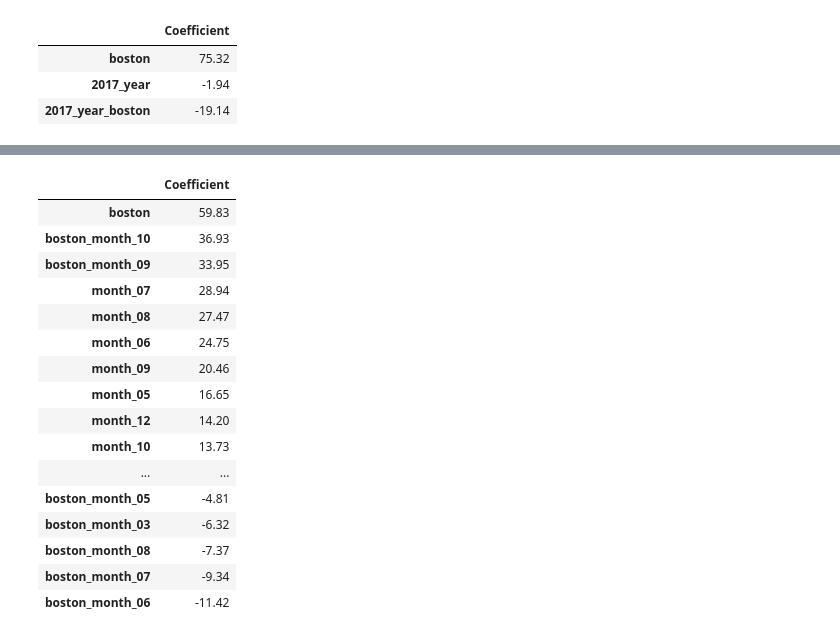
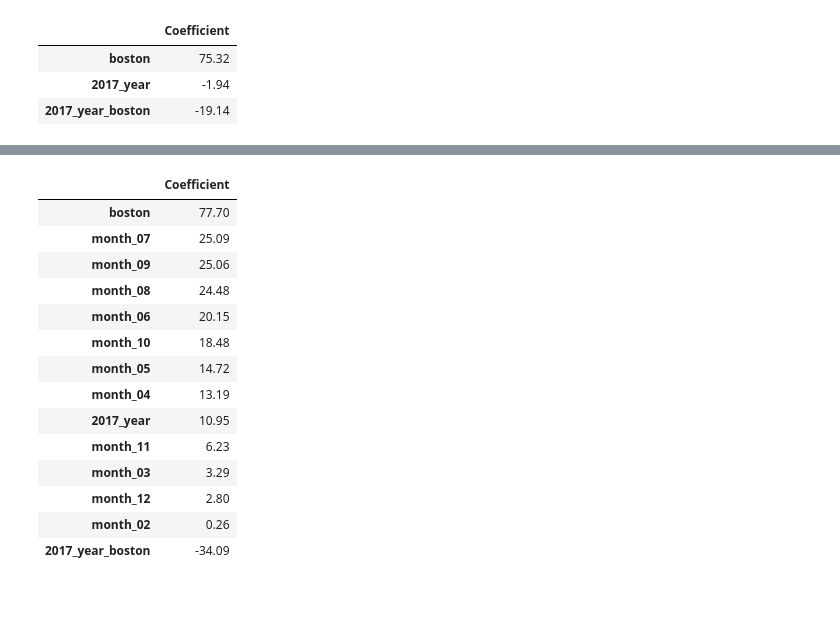
Before and after one commit to iaroslavm/udacity-project-1, a Jupyter notebook: airbnb_data_analysis.ipynb, the cells around one changed output, grey strips where cells are left out. Drawn from its saved outputs; the diff is of its cells as text; code cells hidden in the pictures; blank space fills up the shorter version.

Commit message:
(feat): adding seasonality analysis

```diff
--- a/airbnb_data_analysis.ipynb
+++ b/airbnb_data_analysis.ipynb
@@ -498,6 +518,3 @@ monthly_calendar_df = pd.concat([calendar_df.drop('date_month', axis=1)
                                              , prefix='month', prefix_sep='_', drop_first=True)], axis=1)
 monthly_calendar_df = monthly_calendar_df.drop(columns=['date_year'])
 columns_of_interest = [col for col in monthly_calendar_df.columns if 'month_' in col]
-# %%
-monthly_results = utils.run_linear_regression(monthly_calendar_df, ['price_float'], columns_of_interest)
-monthly_results['coefficients'].head(len(columns_of_interest)+1)
@@ -524,21 +521,25 @@ columns_of_interest.remove('2017_year_boston')
-# %%
-monthly_results = utils.run_linear_regression(monthly_calendar_df, ['price_float'], columns_of_interest)
-monthly_results['coefficients'].head(len(columns_of_interest)+1)
-# %% [output]
-|  | Coefficient |
-| boston | 59.83 |
-| boston_month_10 | 36.93 |
-| boston_month_09 | 33.95 |
-| month_07 | 28.94 |
-| month_08 | 27.47 |
-| month_06 | 24.75 |
-| month_09 | 20.46 |
-| month_05 | 16.65 |
-| month_12 | 14.20 |
-| month_10 | 13.73 |
-| ... | ... |
-| boston_month_05 | -4.81 |
-| boston_month_03 | -6.32 |
-| boston_month_08 | -7.37 |
-| boston_month_07 | -9.34 |
-| boston_month_06 | -11.42 |
+# %%
+# 26. Check what month is cheapest for rourists
+monthly_results = utils.run_linear_regression(monthly_calendar_df, ['price_float']
+                                              , columns_of_interest + ['boston','2017_year','2017_year_boston'])
+monthly_results['coefficients'].head(len(columns_of_interest)+3)
+# The sign of 2017_year flips to positive
+# suggeting that seattle prices increased in 2017 in comparison to 2016 rather tahn dropped
+# the reason is that now we control for seasonality and previously we saw the effect of
+# having only relatively cheaper winter months for 2017 seattle dataset
+# %% [output]
+|  | Coefficient |
+| boston | 77.70 |
+| month_07 | 25.09 |
+| month_09 | 25.06 |
+| month_08 | 24.48 |
+| month_06 | 20.15 |
+| month_10 | 18.48 |
+| month_05 | 14.72 |
+| month_04 | 13.19 |
+| 2017_year | 10.95 |
+| month_11 | 6.23 |
+| month_03 | 3.29 |
+| month_12 | 2.80 |
+| month_02 | 0.26 |
+| 2017_year_boston | -34.09 |
```
Also changed, not shown: parts of 36 cells of this notebook.
